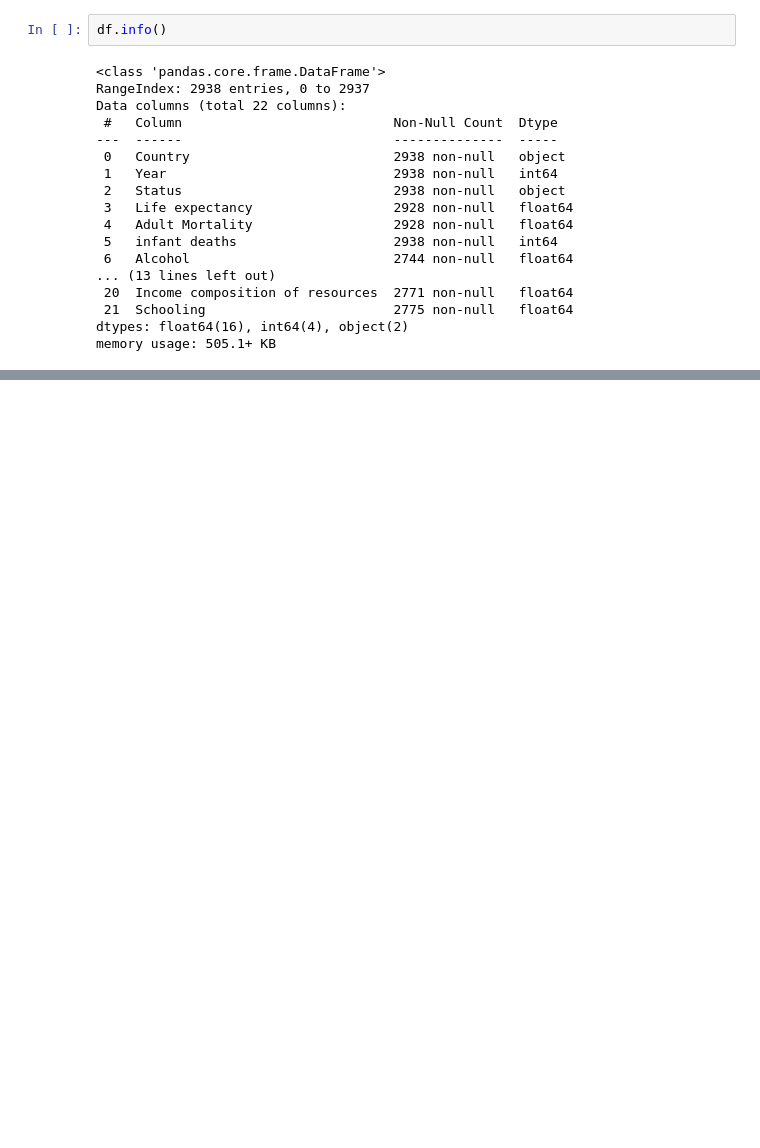
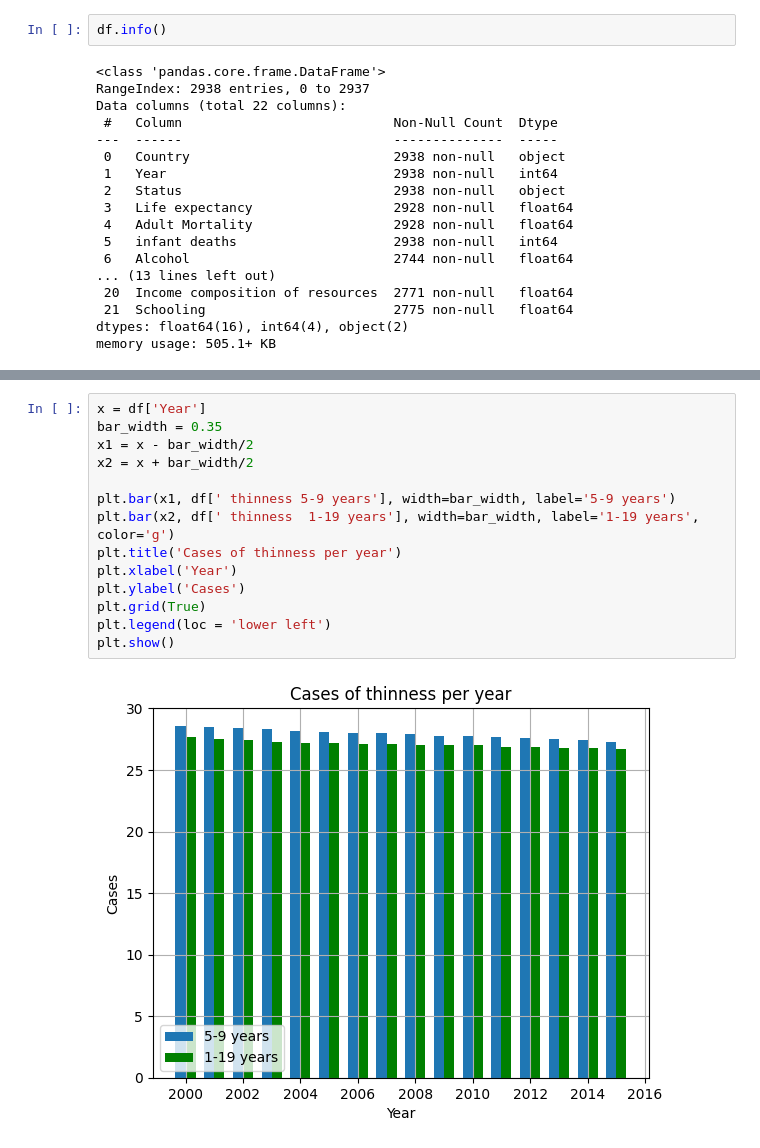
Before and after one commit to 90sfranco/Life-expectancy, a Jupyter notebook: notebooks/Migration_EDA.ipynb, the cells around one changed output, grey strips where cells are left out. Drawn from its saved outputs; the diff is of its cells as text; blank space fills up the shorter version.

```diff
--- a/notebooks/Migration_EDA.ipynb
+++ b/notebooks/Migration_EDA.ipynb
@@ -122,0 +188,16 @@ memory usage: 505.1+ KB
+# %%
+x = df['Year']
+bar_width = 0.35
+x1 = x - bar_width/2
+x2 = x + bar_width/2
+
+plt.bar(x1, df[' thinness 5-9 years'], width=bar_width, label='5-9 years')
+plt.bar(x2, df[' thinness  1-19 years'], width=bar_width, label='1-19 years', color='g')
+plt.title('Cases of thinness per year')
+plt.xlabel('Year')
+plt.ylabel('Cases')
+plt.grid(True)
+plt.legend(loc = 'lower left')
+plt.show()
+# %% [output]
+[figure, added]
```
Also changed, not shown: parts of 8 cells of this notebook.
